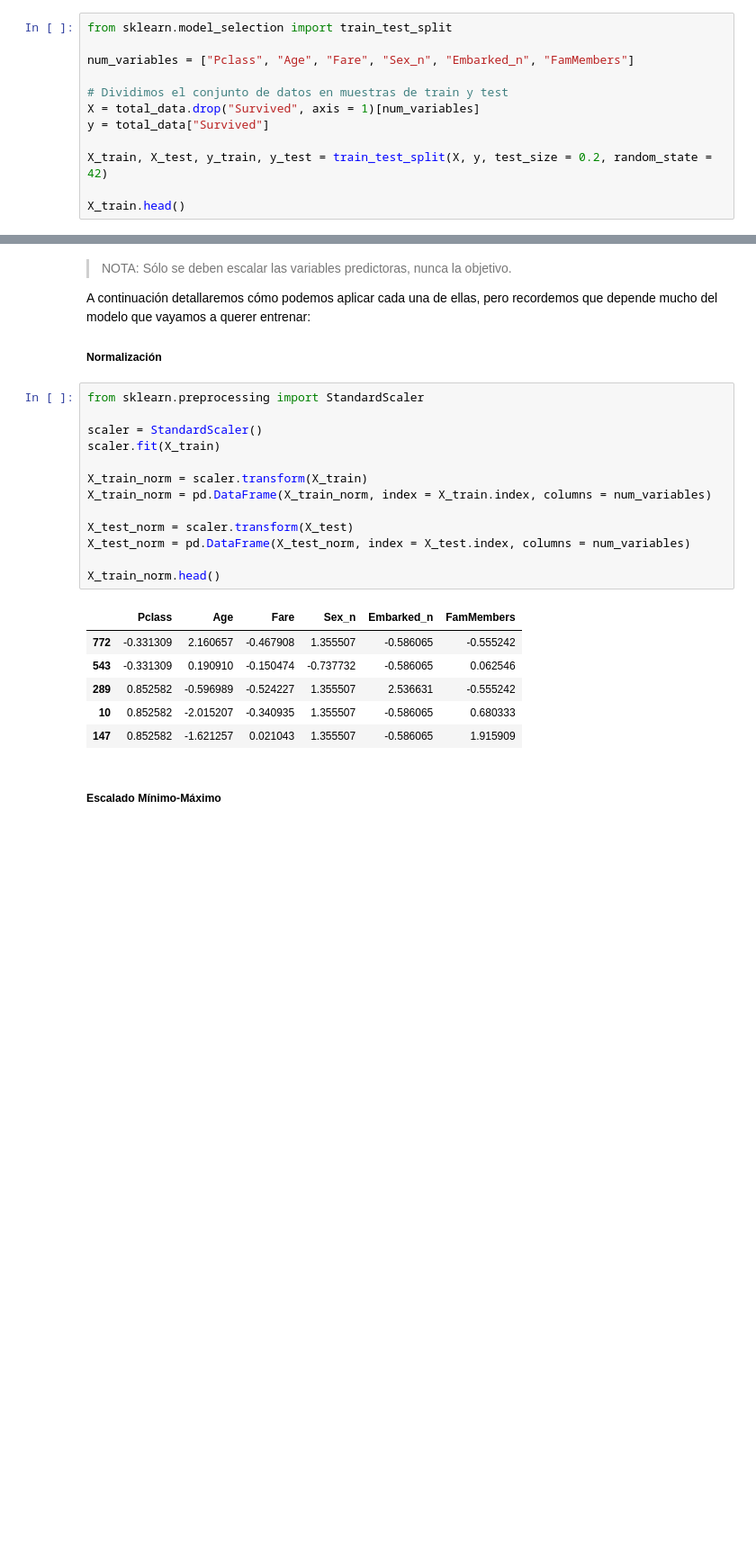
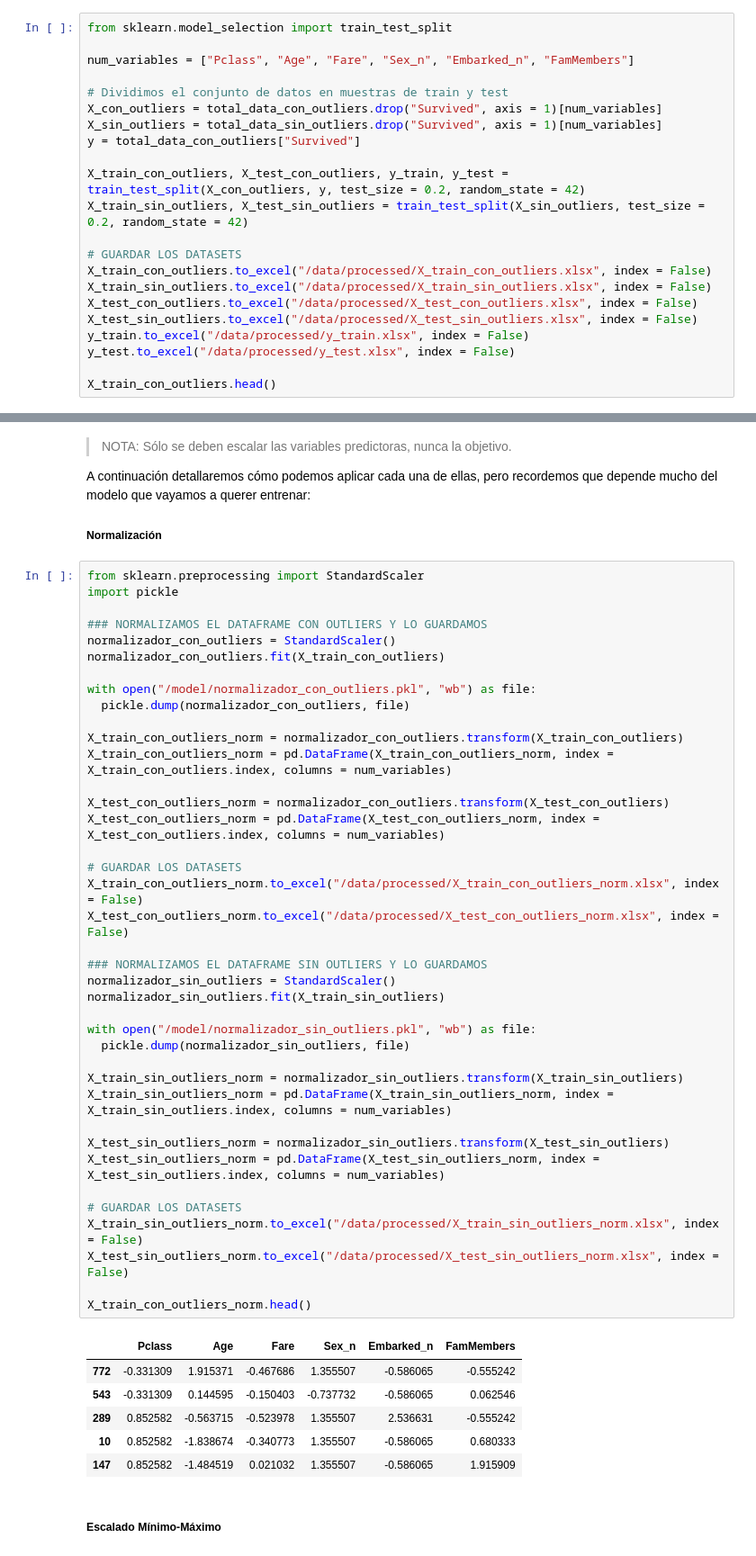
Before and after one commit to Jo-verse/JF_connecting-to-a-sql-database-project-tutorial, a Jupyter notebook: exploratory_data_analysis_es.ipynb, the cells around one changed output, grey strips where cells are left out. Shown at 90% size. Cells and saved outputs as stored; diff of their text form; blank space fills up the shorter version.

```diff
--- a/exploratory_data_analysis_es.ipynb
+++ b/exploratory_data_analysis_es.ipynb
@@ -634,10 +636,20 @@ from sklearn.model_selection import train_test_split
 num_variables = ["Pclass", "Age", "Fare", "Sex_n", "Embarked_n", "FamMembers"]
 
 # Dividimos el conjunto de datos en muestras de train y test
-X = total_data.drop("Survived", axis = 1)[num_variables]
-y = total_data["Survived"]
+X_con_outliers = total_data_con_outliers.drop("Survived", axis = 1)[num_variables]
+X_sin_outliers = total_data_sin_outliers.drop("Survived", axis = 1)[num_variables]
+y = total_data_con_outliers["Survived"]
 
-X_train, X_test, y_train, y_test = train_test_split(X, y, test_size = 0.2, random_state = 42)
+X_train_con_outliers, X_test_con_outliers, y_train, y_test = train_test_split(X_con_outliers, y, test_size = 0.2, random_state = 42)
+X_train_sin_outliers, X_test_sin_outliers = train_test_split(X_sin_outliers, test_size = 0.2, random_state = 42)
 
-X_train.head()
+# GUARDAR LOS DATASETS
+X_train_con_outliers.to_excel("/data/processed/X_train_con_outliers.xlsx", index = False)
+X_train_sin_outliers.to_excel("/data/processed/X_train_sin_outliers.xlsx", index = False)
+X_test_con_outliers.to_excel("/data/processed/X_test_con_outliers.xlsx", index = False)
+X_test_sin_outliers.to_excel("/data/processed/X_test_sin_outliers.xlsx", index = False)
+y_train.to_excel("/data/processed/y_train.xlsx", index = False)
+y_test.to_excel("/data/processed/y_test.xlsx", index = False)
+
+X_train_con_outliers.head()
 # %% [output]
@@ -655,24 +662,50 @@ A continuación detallaremos cómo podemos aplicar cada una de ellas, pero recor
 ##### Normalización
 # %%
 from sklearn.preprocessing import StandardScaler
+import pickle
 
-scaler = StandardScaler()
-scaler.fit(X_train)
+### NORMALIZAMOS EL DATAFRAME CON OUTLIERS Y LO GUARDAMOS
+normalizador_con_outliers = StandardScaler()
+normalizador_con_outliers.fit(X_train_con_outliers)
 
-X_train_norm = scaler.transform(X_train)
-X_train_norm = pd.DataFrame(X_train_norm, index = X_train.index, columns = num_variables)
+with open("/model/normalizador_con_outliers.pkl", "wb") as file:
+  pickle.dump(normalizador_con_outliers, file)
 
-X_test_norm = scaler.transform(X_test)
-X_test_norm = pd.DataFrame(X_test_norm, index = X_test.index, columns = num_variables)
+X_train_con_outliers_norm = normalizador_con_outliers.transform(X_train_con_outliers)
+X_train_con_outliers_norm = pd.DataFrame(X_train_con_outliers_norm, index = X_train_con_outliers.index, columns = num_variables)
 
-X_train_norm.head()
+X_test_con_outliers_norm = normalizador_con_outliers.transform(X_test_con_outliers)
+X_test_con_outliers_norm = pd.DataFrame(X_test_con_outliers_norm, index = X_test_con_outliers.index, columns = num_variables)
+
+# GUARDAR LOS DATASETS
+X_train_con_outliers_norm.to_excel("/data/processed/X_train_con_outliers_norm.xlsx", index = False)
+X_test_con_outliers_norm.to_excel("/data/processed/X_test_con_outliers_norm.xlsx", index = False)
+
+### NORMALIZAMOS EL DATAFRAME SIN OUTLIERS Y LO GUARDAMOS
+normalizador_sin_outliers = StandardScaler()
+normalizador_sin_outliers.fit(X_train_sin_outliers)
+
+with open("/model/normalizador_sin_outliers.pkl", "wb") as file:
+  pickle.dump(normalizador_sin_outliers, file)
+
+X_train_sin_outliers_norm = normalizador_sin_outliers.transform(X_train_sin_outliers)
+X_train_sin_outliers_norm = pd.DataFrame(X_train_sin_outliers_norm, index = X_train_sin_outliers.index, columns = num_variables)
+
+X_test_sin_outliers_norm = normalizador_sin_outliers.transform(X_test_sin_outliers)
+X_test_sin_outliers_norm = pd.DataFrame(X_test_sin_outliers_norm, index = X_test_sin_outliers.index, columns = num_variables)
+
+# GUARDAR LOS DATASETS
+X_train_sin_outliers_norm.to_excel("/data/processed/X_train_sin_outliers_norm.xlsx", index = False)
+X_test_sin_outliers_norm.to_excel("/data/processed/X_test_sin_outliers_norm.xlsx", index = False)
+
+X_train_con_outliers_norm.head()
 # %% [output]
 |  | Pclass | Age | Fare | Sex_n | Embarked_n | FamMembers |
-| 772 | -0.331309 | 2.160657 | -0.467908 | 1.355507 | -0.586065 | -0.555242 |
-| 543 | -0.331309 | 0.190910 | -0.150474 | -0.737732 | -0.586065 | 0.062546 |
-| 289 | 0.852582 | -0.596989 | -0.524227 | 1.355507 | 2.536631 | -0.555242 |
-| 10 | 0.852582 | -2.015207 | -0.340935 | 1.355507 | -0.586065 | 0.680333 |
-| 147 | 0.852582 | -1.621257 | 0.021043 | 1.355507 | -0.586065 | 1.915909 |
+| 772 | -0.331309 | 1.915371 | -0.467686 | 1.355507 | -0.586065 | -0.555242 |
+| 543 | -0.331309 | 0.144595 | -0.150403 | -0.737732 | -0.586065 | 0.062546 |
+| 289 | 0.852582 | -0.563715 | -0.523978 | 1.355507 | 2.536631 | -0.555242 |
+| 10 | 0.852582 | -1.838674 | -0.340773 | 1.355507 | -0.586065 | 0.680333 |
+| 147 | 0.852582 | -1.484519 | 0.021032 | 1.355507 | -0.586065 | 1.915909 |
 # %% [markdown]
 ##### Escalado Mínimo-Máximo
 # %%
```
Also changed, not shown: parts of 17 cells of this notebook, 6 other files.
